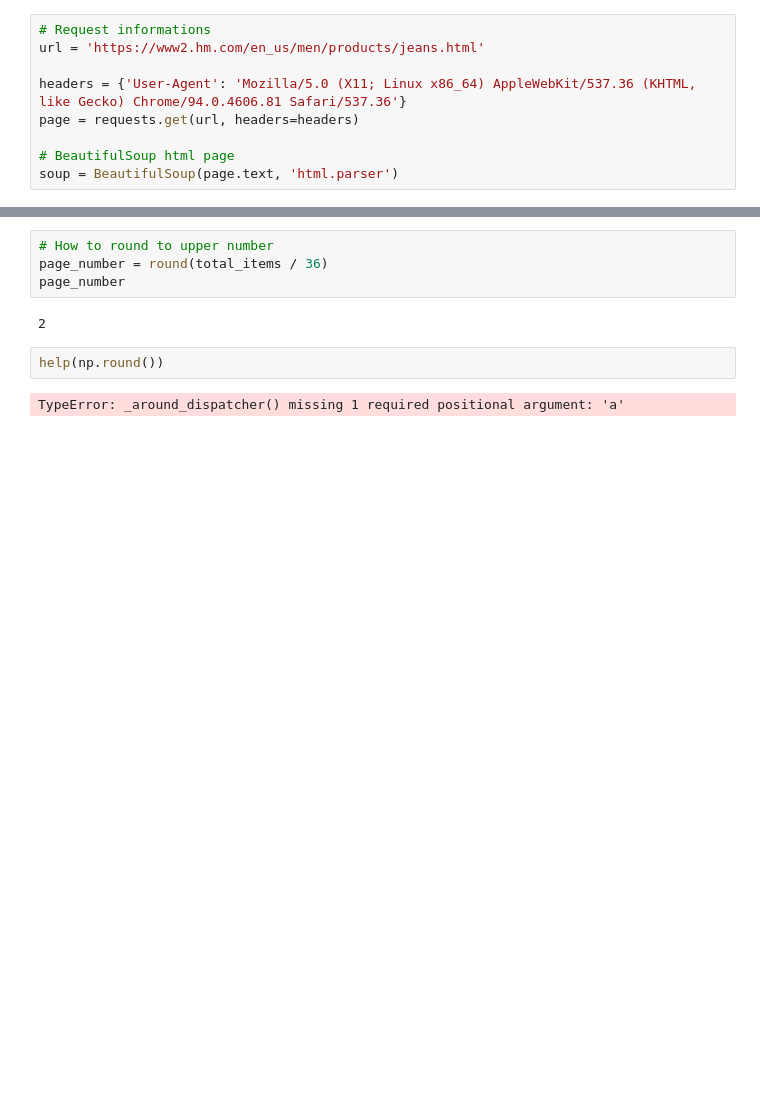
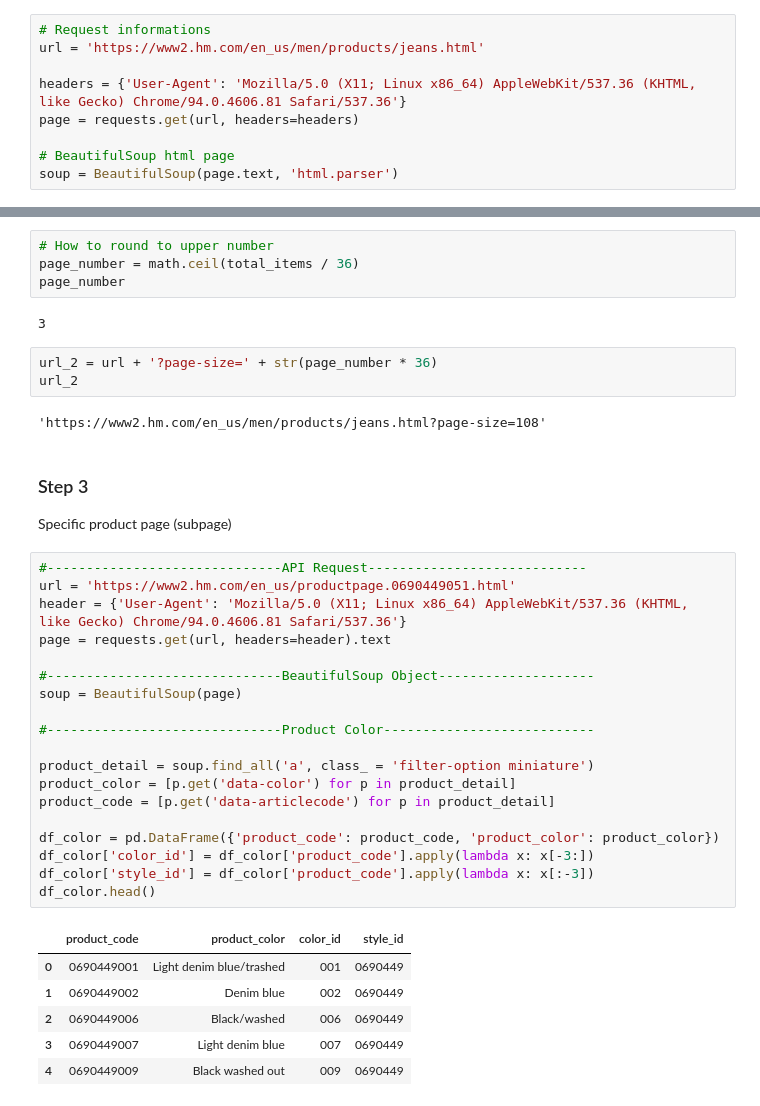
Before and after one commit to MarcosRMG/ds_ao_dev, a Jupyter notebook: notebooks/DS ao DEV.ipynb, the cells around one changed output, grey strips where cells are left out. Drawn from its saved outputs; the diff is of its cells as text; blank space fills up the shorter version.

```diff
--- a/notebooks/DS ao DEV.ipynb
+++ b/notebooks/DS ao DEV.ipynb
@@ -80,10 +104,41 @@ total_items
 # %%
 # How to round to upper number
-page_number = round(total_items / 36)
+page_number = math.ceil(total_items / 36)
 page_number
 # %% [output]
-2
+3
-# %%
-help(np.round())
-# %% [output]
-TypeError: _around_dispatcher() missing 1 required positional argument: 'a'
+# %%
+url_2 = url + '?page-size=' + str(page_number * 36)
+url_2
+# %% [output]
+'https://www2.hm.com/en_us/men/products/jeans.html?page-size=108'
+# %% [markdown]
+### Step 3
+
+Specific product page (subpage)
+# %%
+#------------------------------API Request----------------------------
+url = 'https://www2.hm.com/en_us/productpage.0690449051.html'
+header = {'User-Agent': 'Mozilla/5.0 (X11; Linux x86_64) AppleWebKit/537.36 (KHTML, like Gecko) Chrome/94.0.4606.81 Safari/537.36'}
+page = requests.get(url, headers=header).text
+
+#------------------------------BeautifulSoup Object--------------------
+soup = BeautifulSoup(page)
+
+#------------------------------Product Color---------------------------
+
+product_detail = soup.find_all('a', class_ = 'filter-option miniature')
+product_color = [p.get('data-color') for p in product_detail]
+product_code = [p.get('data-articlecode') for p in product_detail]
+
+df_color = pd.DataFrame({'product_code': product_code, 'product_color': product_color})
+df_color['color_id'] = df_color['product_code'].apply(lambda x: x[-3:])
+df_color['style_id'] = df_color['product_code'].apply(lambda x: x[:-3])
+df_color.head()
+# %% [output]
+|  | product_code | product_color | color_id | style_id |
+| 0 | 0690449001 | Light denim blue/trashed | 001 | 0690449 |
+| 1 | 0690449002 | Denim blue | 002 | 0690449 |
+| 2 | 0690449006 | Black/washed | 006 | 0690449 |
+| 3 | 0690449007 | Light denim blue | 007 | 0690449 |
+| 4 | 0690449009 | Black washed out | 009 | 0690449 |
```
Also changed, not shown: parts of 8 cells of this notebook, 2 other files.
